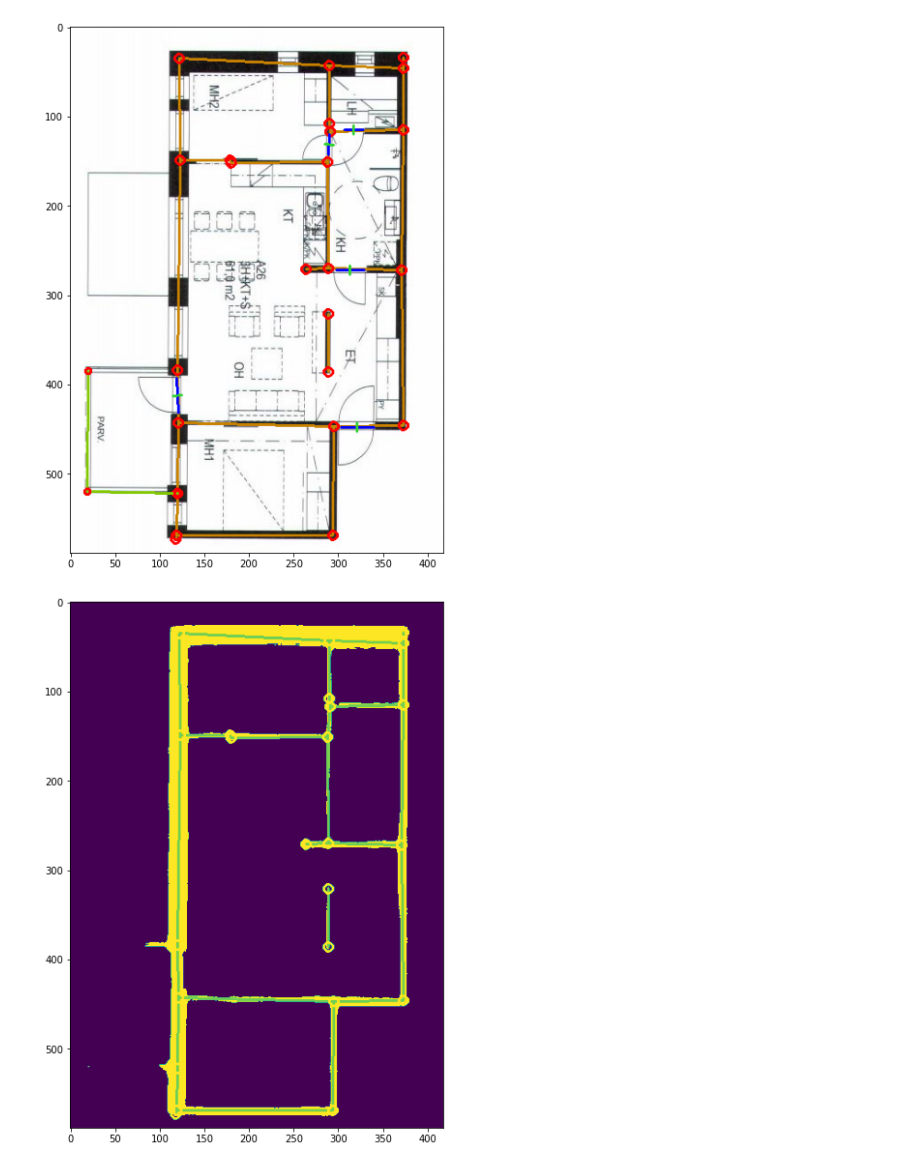
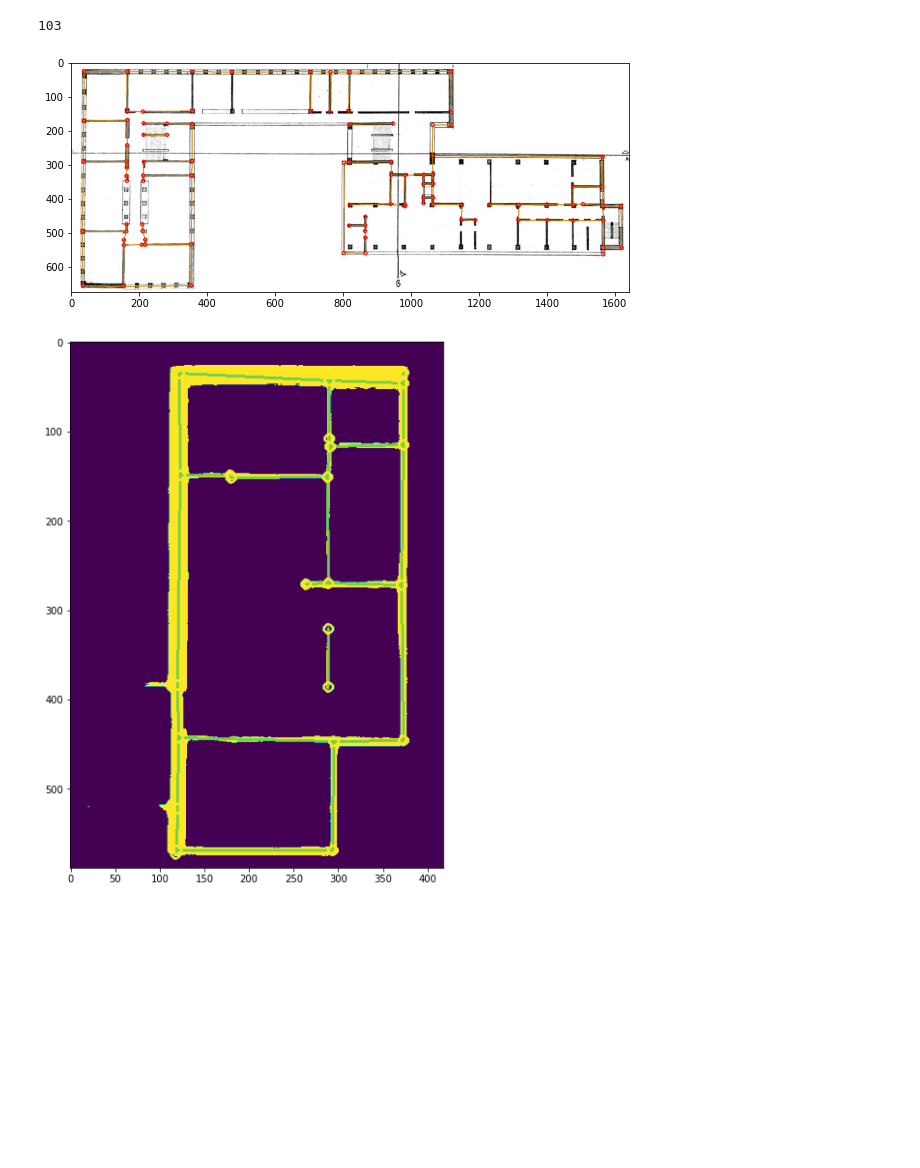
Before and after one commit to joaocmd/Inverse-Algorithmic-Design, a Jupyter notebook: Recognition/debug-brute-force.ipynb, the cells around one changed output. Cells and saved outputs as stored; diff of their text form; code cells hidden in the pictures; blank space fills up the shorter version.

```diff
--- a/Recognition/debug-brute-force.ipynb
+++ b/Recognition/debug-brute-force.ipynb
@@ -14,6 +14,7 @@ from utils.image_manipulation import *
 # %%
 original = cv2.imread('./original.png')
 original = cv2.imread('../../CubiCasa5k/data/cubicasa5k/high_quality_architectural/2504/F1_original.png')
+original = cv2.imread('./bahauswordpress.png')
 try:
     original = cv2.cvtColor(original, cv2.COLOR_BGR2RGB)
 except:
@@ -381,0 +404,4 @@ attach_openings(walls, doors)
+# %%
+len(walls)
+# %% [output]
+103
@@ -382,49 +419,50 @@ attach_openings(walls, doors)
 # %%
 def show_img(im, walls=None, railings=None, elements=None):
     if walls:
-        for w in walls:
+        for i, w in enumerate(walls):
             s, e = w['points'][0], w['points'][1]
             im = cv2.line(im, np.intp(s), np.intp(e), color=(200, 130, 0), thickness=2)
             im = cv2.circle(im, np.intp(s), color=(255, 0, 0), radius=5, thickness=2)
             im = cv2.circle(im, np.intp(e), color=(255, 0, 0), radius=5, thickness=2)
 
-    if railings:
-        for r in railings:
-            s, e = r['points'][0], r['points'][1]
-            im = cv2.line(im, np.intp(s), np.intp(e), color=(130, 200, 0), thickness=2)
-            im = cv2.circle(im, np.intp(s), color=(255, 0, 0), radius=3, thickness=2)
-            im = cv2.circle(im, np.intp(e), color=(255, 0, 0), radius=3, thickness=2)
+    # if railings:
+    #     for r in railings:
+    #         s, e = r['points'][0], r['points'][1]
+    #         im = cv2.line(im, np.intp(s), np.intp(e), color=(130, 200, 0), thickness=2)
+    #         im = cv2.circle(im, np.intp(s), color=(255, 0, 0), radius=3, thickness=2)
+    #         im = cv2.circle(im, np.intp(e), color=(255, 0, 0), radius=3, thickness=2)
 
-    if elements:
-        for el in elements:
-            s, e = el['points'][0], el['points'][1]
-            ps, pe = el['perp'][0], el['perp'][1]
+    # if elements:
+    #     for el in elements:
+    #         s, e = el['points'][0], el['points'][1]
+    #         ps, pe = el['perp'][0], el['perp'][1]
 
-            color = (0, 255, 0) if el['type'] == 'window' else (0, 0, 255)
-            pcolor = (50, 50, 210) if el['type'] == 'window' else (50, 210, 50)
-            im = cv2.line(im, np.intp(s), np.intp(e), color=color, thickness=2)
-            im = cv2.line(im, np.intp(ps), np.intp(pe), color=pcolor, thickness=2)
+    #         color = (0, 255, 0) if el['type'] == 'window' else (0, 0, 255)
+    #         pcolor = (50, 50, 210) if el['type'] == 'window' else (50, 210, 50)
+    #         im = cv2.line(im, np.intp(s), np.intp(e), color=color, thickness=2)
+    #         im = cv2.line(im, np.intp(ps), np.intp(pe), color=pcolor, thickness=2)
 
     plt.figure(figsize=(10,10))
     plt.imshow(im)
 
 # reconstr = np.copy(original)
 # reconstr = np.full(original.shape, 255).astype(np.uint8)
 # for wall in walls:
 #     s, e = wall
 #     reconstr = cv2.line(reconstr, np.intp(s), np.intp(e), (66, 66, 66), 3)
 
 # for wall in walls:
 #     s, e = wall
 #     reconstr = cv2.circle(reconstr, np.intp(s), 3, (91, 93, 91), 3)
 #     reconstr = cv2.circle(reconstr, np.intp(e), 3, (91, 93, 91), 3)
 
 # plt.figure(figsize=(12,12))
 # plt.axis('off')
 # plt.imshow(reconstr)
-show_img(original, walls=walls, railings=railings, elements=doors)
+new_img = np.copy(original)
+show_img(new_img, walls=walls, railings=railings, elements=doors)
 # %% [output]
-[figure, old version]
+[figure, new version]
 # %%
 
 
```
Also changed, not shown: parts of 13 cells of this notebook, 23 other files.
